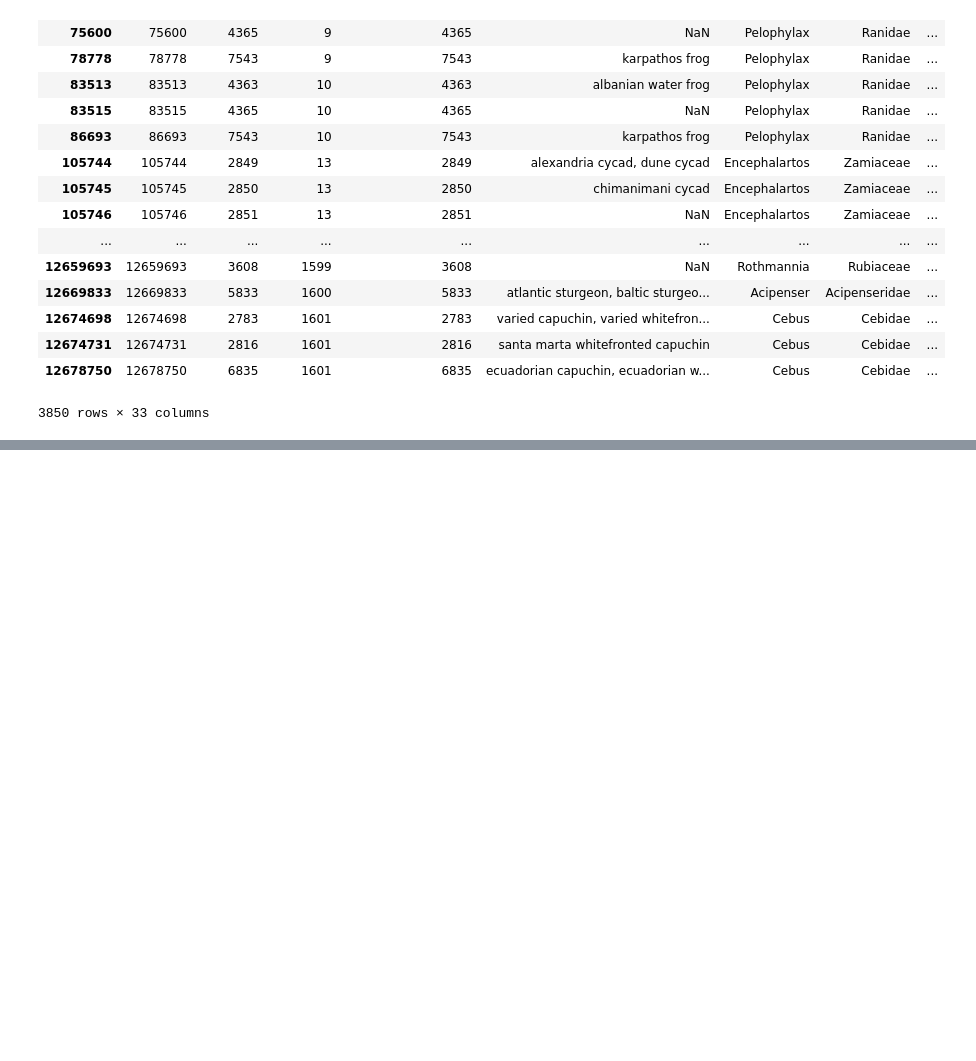
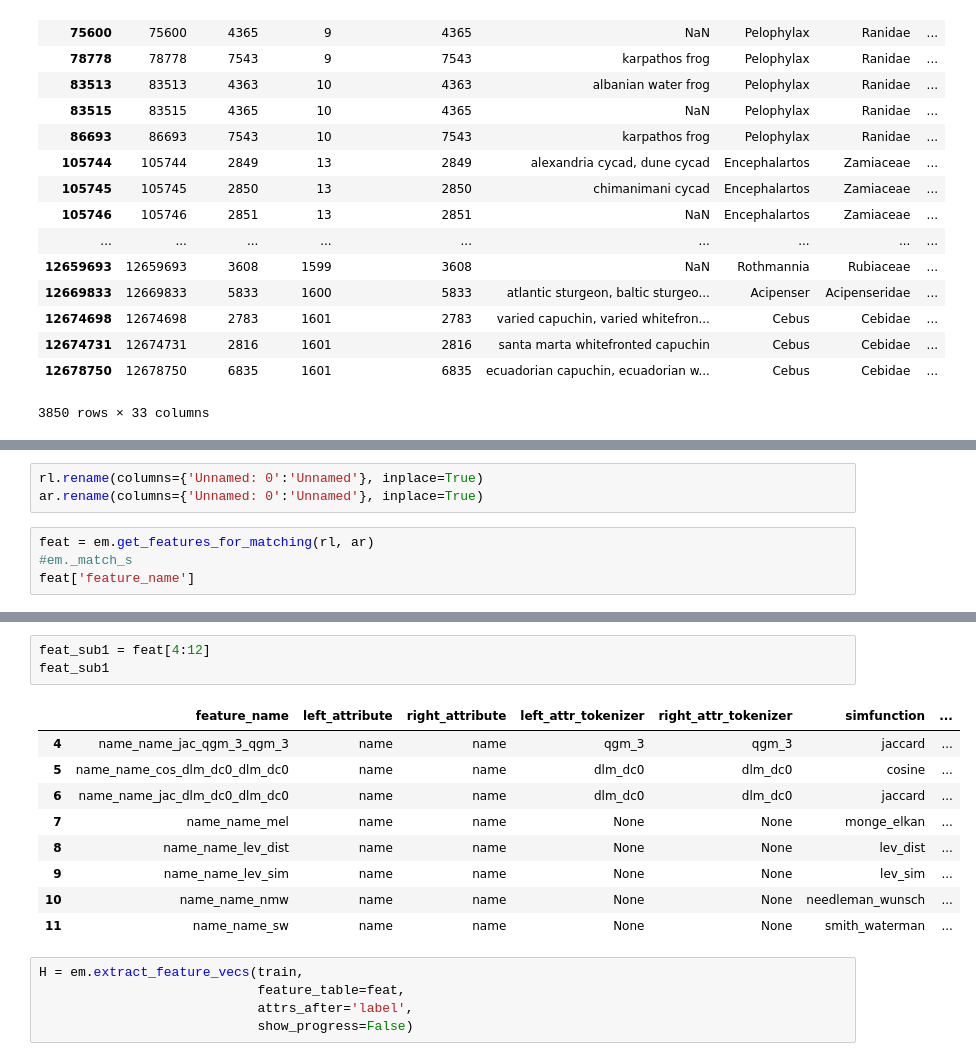
Before and after one commit to andrewedstrom/cs638project, a Jupyter notebook: blocking/Blocking_need_more_tuples.ipynb, the cells around one changed output, grey strips where cells are left out. Drawn from its saved outputs; the diff is of its cells as text; blank space fills up the shorter version.

```diff
--- a/blocking/Blocking_need_more_tuples.ipynb
+++ b/blocking/Blocking_need_more_tuples.ipynb
@@ -138,0 +135,7 @@ True
+# %%
+rl.rename(columns={'Unnamed: 0':'Unnamed'}, inplace=True)
+ar.rename(columns={'Unnamed: 0':'Unnamed'}, inplace=True)
+# %%
+feat = em.get_features_for_matching(rl, ar)
+#em._match_s
+feat['feature_name']
@@ -138,0 +190,18 @@ True
+# %%
+feat_sub1 = feat[4:12]
+feat_sub1
+# %% [output]
+|  | feature_name | left_attribute | right_attribute | left_attr_tokenizer | right_attr_tokenizer | simfunction | ... |
+| 4 | name_name_jac_qgm_3_qgm_3 | name | name | qgm_3 | qgm_3 | jaccard | ... |
+| 5 | name_name_cos_dlm_dc0_dlm_dc0 | name | name | dlm_dc0 | dlm_dc0 | cosine | ... |
+| 6 | name_name_jac_dlm_dc0_dlm_dc0 | name | name | dlm_dc0 | dlm_dc0 | jaccard | ... |
+| 7 | name_name_mel | name | name | None | None | monge_elkan | ... |
+| 8 | name_name_lev_dist | name | name | None | None | lev_dist | ... |
+| 9 | name_name_lev_sim | name | name | None | None | lev_sim | ... |
+| 10 | name_name_nmw | name | name | None | None | needleman_wunsch | ... |
+| 11 | name_name_sw | name | name | None | None | smith_waterman | ... |
+# %%
+H = em.extract_feature_vecs(train,
+                            feature_table=feat,
+                            attrs_after='label',
+                            show_progress=False)
```
Also changed, not shown: parts of 12 cells of this notebook, 6 other files.
